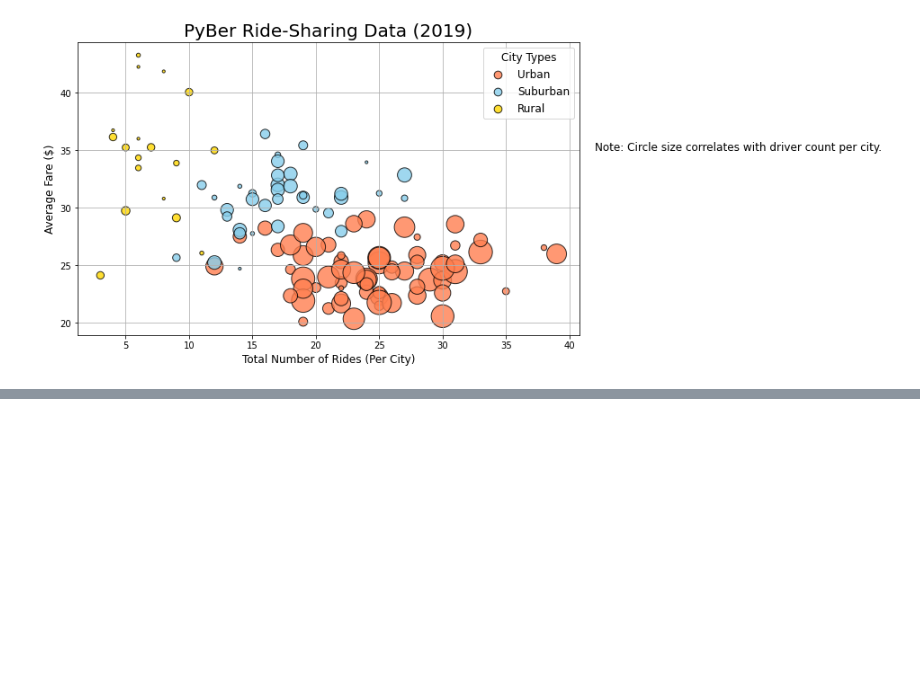
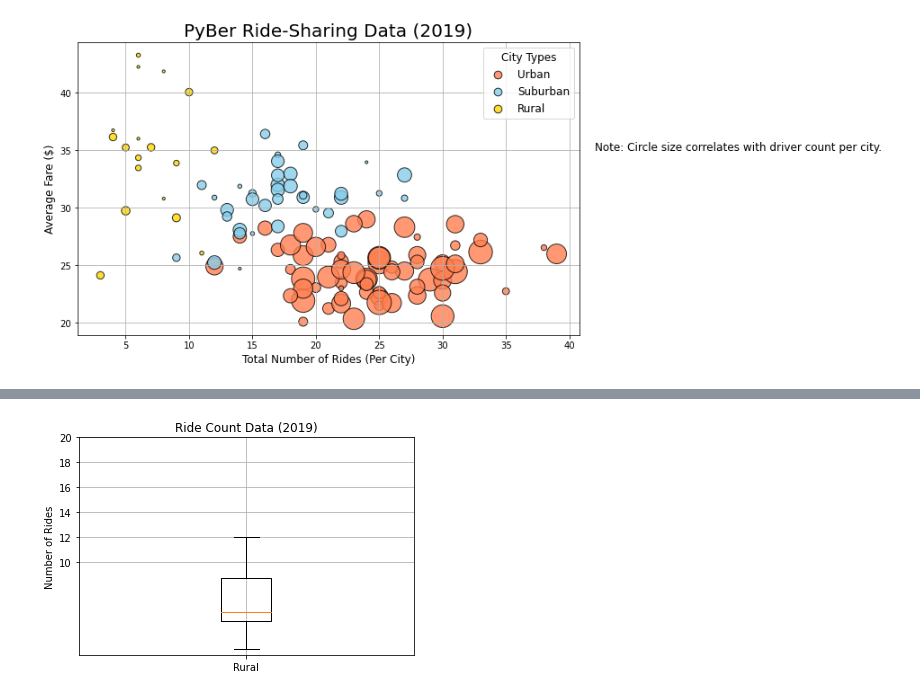
Before and after one commit to Trevor-Jackson94/PyBer_Analysis, a Jupyter notebook: PyBer.ipynb, the cells around one changed output, grey strips where cells are left out. Saved outputs shown, nothing was run; the diff lists cells and outputs as text; code cells hidden in the pictures; blank space fills up the shorter version.

```diff
--- a/PyBer.ipynb
+++ b/PyBer.ipynb
@@ -285,0 +596,13 @@ plt.savefig("Figures/Fig1.png")
+# %%
+# Rural box-and-whisker plot for ride count
+x_labels = ['Rural']
+fig, ax = plt.subplots()
+ax.boxplot(rural_ride_count, labels=x_labels)
+# Add title, y-axis label and grid
+ax.set_title('Ride Count Data (2019)')
+ax.set_ylabel('Number of Rides')
+ax.set_yticks(np.arange(10,21, step=2.0))
+ax.grid()
+plt.show()
+# %% [output]
+[figure, added]
```
Also changed, not shown: parts of 37 cells of this notebook, 3 other files.
